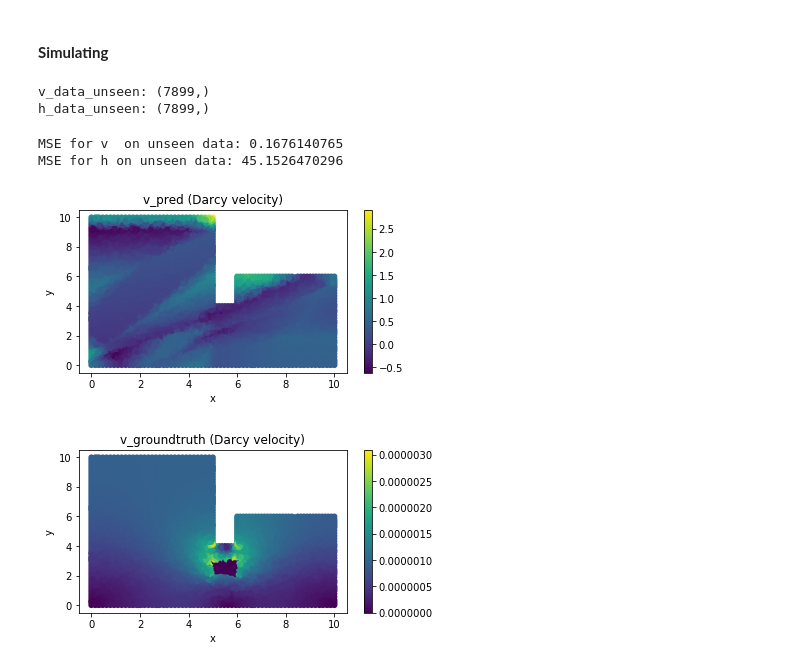
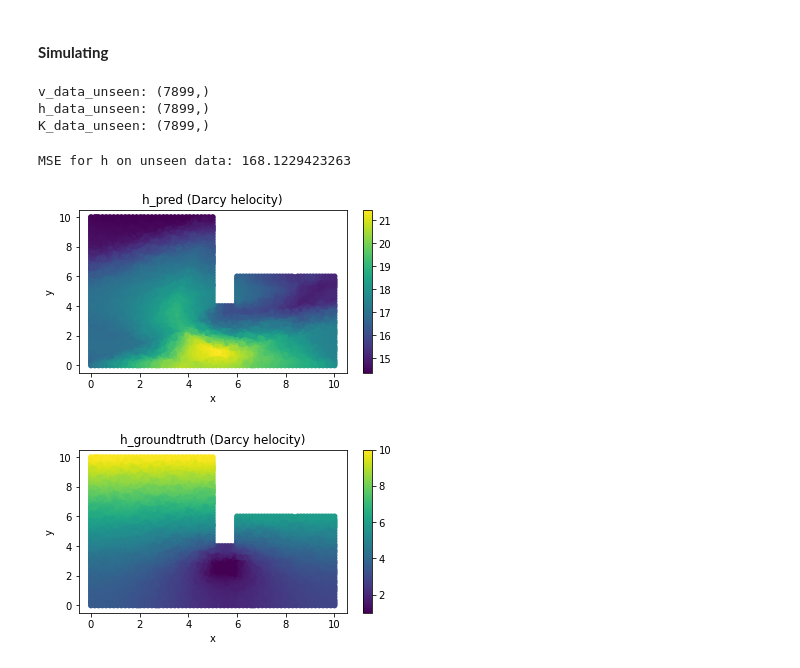
Before and after one commit to leopauly/Flow-PINN, a Jupyter notebook: Src/Flow_DNN_Unseen_V2.ipynb, the cells around one changed output. Cells and saved outputs as stored; diff of their text form; code cells hidden in the pictures.

```diff
--- a/Src/Flow_DNN_Unseen_V2.ipynb
+++ b/Src/Flow_DNN_Unseen_V2.ipynb
@@ -278,8 +292,8 @@ print(x1_data.shape,x2_data.shape,v_data.shape,h_data.shape)
 # %%
 train_test_ratio=.7
-x1_train, x1_test,x2_train, x2_test, v_train, v_test,h_train, h_test = (train_test_split(x1_data,x2_data, v_data,h_data, train_size=train_test_ratio, random_state=512))
+x1_train, x1_test,x2_train, x2_test, v_train, v_test,h_train, h_test, K_train, K_test = train_test_split(x1_data,x2_data, v_data,h_data, K_data, train_size=train_test_ratio, random_state=512)
 print('test:train ratio:',train_test_ratio)
-print('Training sizes(x1,x2,v,h):',x1_train.shape,x2_train.shape,v_train.shape,h_train.shape)
-print('Testing sizes(x1,x2,v,h):',x1_test.shape,x2_test.shape,v_test.shape,h_test.shape)
+print('Training sizes(x1,x2,v,h,K):',x1_train.shape,x2_train.shape,v_train.shape,h_train.shape,K_train.shape)
+print('Testing sizes(x1,x2,v,h,K):',x1_test.shape,x2_test.shape,v_test.shape,h_test.shape,K_test.shape)
 # %% [output]
 test:train ratio: 0.7
@@ -299,9 +310,11 @@ MSE for h before training: 353.0026106656553
 Details of the model.train function can be found here: https://www.sciann.com/scimodels/#train
 # %%
 learning_rate=0.001
-epochs=200
+epochs=50
 print('================ Training: Start ================')
-history = m.train([x1_train,x2_train], [v_train,h_train], learning_rate=learning_rate, epochs=epochs, verbose=0,batch_size=100,validation_data=([x1_test,x2_test],[v_test,h_test]))
+start = time.process_time()
+history = m.train([x1_train,x2_train,v_train,K_train], [h_train], learning_rate=learning_rate, epochs=epochs, verbose=0,batch_size=100,validation_data=([x1_test,x2_test,v_test,K_test],[h_test]))
+print(time.process_time() - start,'seconds')
 print('================ Training: End ================')
 # %% [output]
 ================ Training: Start ================
@@ -391,8 +367,8 @@ plt.show()
 # %% [markdown]
 #### **Simulating**
 # %%
-v_data_df_unseen=pd.read_excel('../Data/PitWithWell_DarcyFlux.xlsx')#('/content/gdrive/My Drive/Colab Notebooks/PINN/Darcy_Flux.xlsx')
-h_data_df_unseen=pd.read_excel('../Data/PitWithWell_HydraulicHead.xlsx')#('/content/gdrive/My Drive/Colab Notebooks/PINN/Hydraulic_Head.xlsx')
+v_data_df_unseen=pd.read_excel(base_dir+'Data/PitWithWell_DarcyFlux.xlsx')
+h_data_df_unseen=pd.read_excel(base_dir+'Data/PitWithWell_HydraulicHead.xlsx')
 # %%
 x1_data_unseen=np.array(v_data_df_unseen['X'].values)
 x2_data_unseen=np.array(v_data_df_unseen['Y'].values)
@@ -402,33 +378,34 @@ print('v_data_unseen:',v_data_unseen.shape)
 
 h_data_unseen=np.array(h_data_df_unseen['FINIT'].values)
 print('h_data_unseen:',h_data_unseen.shape)
+
+K_data_unseen=np.ones(x1_data_unseen.shape[0])*1e-6
+print('K_data_unseen:',K_data_unseen.shape)
 # %% [output]
 v_data_unseen: (7899,)
 h_data_unseen: (7899,)
+K_data_unseen: (7899,)
 # %%
-v_pred_unseen = v.eval(m, [x1_data_unseen,x2_data_unseen])
-h_pred_unseen = h.eval(m, [x1_data_unseen,x2_data_unseen])
-print('MSE for v  on unseen data:',round(mean_squared_error(v_data_unseen,v_pred_unseen),10))
+h_pred_unseen = h.eval(m, [x1_data_unseen,x2_data_unseen,h_data_unseen,K_data_unseen])
 print('MSE for h on unseen data:',round(mean_squared_error(h_data_unseen,h_pred_unseen),10))
 # %% [output]
-MSE for v  on unseen data: 0.1676140765
-MSE for h on unseen data: 45.1526470296
+MSE for h on unseen data: 168.1229423263
 # %%
 fig = plt.figure(figsize=(6, 3))
-plt.scatter(x1_data_unseen, x2_data_unseen, c= v.eval(m, [x1_data_unseen,x2_data_unseen]), cmap='viridis',linewidths=.0001)
+plt.scatter(x1_data_unseen, x2_data_unseen, c= h.eval(m, [x1_data_unseen,x2_data_unseen,h_data_unseen,K_data_unseen]), cmap='viridis',linewidths=.0001)
 plt.xlabel('x')
 plt.ylabel('y')
-plt.title('v_pred (Darcy velocity)')
+plt.title('h_pred (Darcy helocity)')
 plt.colorbar()
 plt.show()
 
 fig = plt.figure(figsize=(6, 3))
-plt.scatter(x1_data_unseen, x2_data_unseen, c= v_data_unseen, cmap='viridis',linewidths=.0001)
+plt.scatter(x1_data_unseen, x2_data_unseen, c= h_data_unseen, cmap='viridis',linewidths=.0001)
 plt.xlabel('x')
 plt.ylabel('y')
-plt.title('v_groundtruth (Darcy velocity)')
+plt.title('h_groundtruth (Darcy helocity)')
 plt.colorbar()
 plt.show()
 # %% [output]
-[figure, old version]
+[figure, new version]
-[figure, old version]
+[figure, new version]
```
Also changed, not shown: parts of 23 cells of this notebook.
